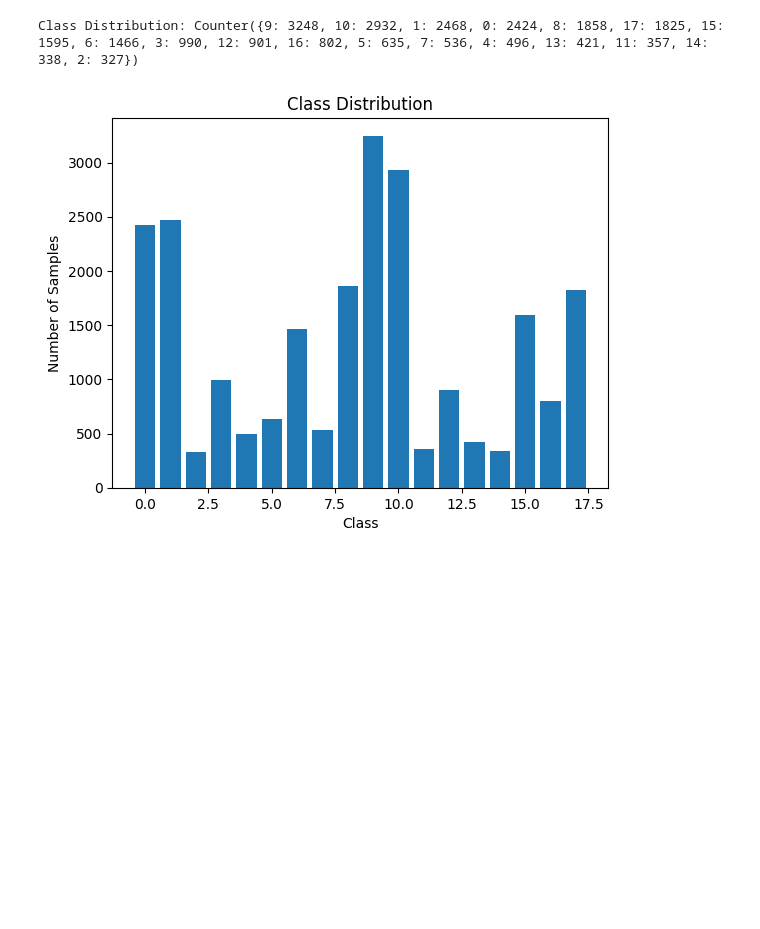
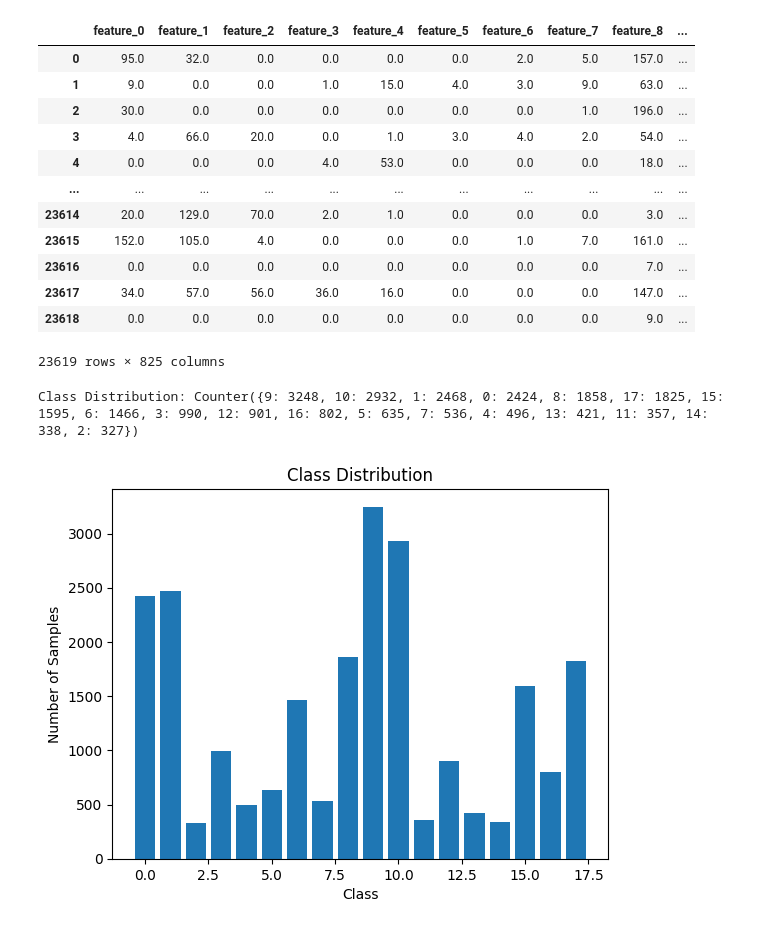
Before and after one commit to Charmender004/FruitDetection, a Jupyter notebook: Fruit Detection/fruitSorting.ipynb, the cells around one changed output. Drawn from its saved outputs; the diff is of its cells as text; code cells hidden in the pictures; blank space fills up the shorter version.

```diff
--- a/Fruit Detection/fruitSorting.ipynb
+++ b/Fruit Detection/fruitSorting.ipynb
@@ -13,15 +12,6 @@ import pickle
 # %%
-def preprocess_img(img):
-    resized_img = cv2.resize(img, (256,256))
-
-    gray = cv2.cvtColor(resized_img, cv2.COLOR_BGR2GRAY)
-
-    clahe = cv2.createCLAHE(3, (8,8))
-    equalized_img = clahe.apply(gray)
-
-    blurred_img = cv2.medianBlur(equalized_img, 5)
-
-    hsv_img = cv2.cvtColor(resized_img, cv2.COLOR_BGR2HSV)
+def extract_hsv(img):
+    hsv_img = cv2.cvtColor(img, cv2.COLOR_BGR2HSV)
 
     hist_h = cv2.calcHist([hsv_img], [0], None, [180], [0, 180])
     hist_s = cv2.calcHist([hsv_img], [1], None, [256], [0, 256])
@@ -33,16 +23,25 @@ def preprocess_img(img):
 
     color_hist = np.concatenate([hist_h, hist_s, hist_v]).flatten()
 
-    return blurred_img, color_hist
+    return color_hist
+# %%
+def preprocess_img(img):
+    resized_img = cv2.resize(img, (256,256))
+
+    color_hist = extract_hsv(resized_img)
+
+    gray = cv2.cvtColor(resized_img, cv2.COLOR_BGR2GRAY)
+
+    clahe = cv2.createCLAHE(3, (8,8))
+    equalized_img = clahe.apply(gray)
+
+    return equalized_img, color_hist
 # %%
 def extract_glcm(img):
-    resized_img = cv2.resize(img, (256,256))
-    gray = cv2.cvtColor(resized_img, cv2.COLOR_BGR2GRAY)
+    level = 8
+    img = np.floor(img / (256 / level)).astype('uint8')
 
-    level = 8
-    gray = np.floor(gray / (256 / level)).astype('uint8')
-
-    glcm = graycomatrix(gray, distances=[1], angles=[0, np.pi/4, np.pi/2, 3*np.pi/4],
+    glcm = graycomatrix(img, distances=[1], angles=[0, np.pi/4, np.pi/2, 3*np.pi/4],
                         levels=level, symmetric=True, normed=True)
 
     features = {
@@ -76,7 +75,7 @@ for idx, folder in enumerate(folders):
         if img is not None:
             final_img, color_hist = preprocess_img(img)
             kp_sift, des_sift = extract_features(final_img)
-            glcm_features = extract_glcm(img)
+            glcm_features = extract_glcm(final_img)
 
             if des_sift is not None:
                 des_sift = des_sift.flatten()[:128]
@@ -92,6 +91,23 @@ for idx, folder in enumerate(folders):
 
 x = np.array(x)
 y = np.array(y)
+# %%
+df = pd.DataFrame(x, columns=[f'feature_{i}' for i in range(x.shape[1])])
+df
+# %% [output]
+|  | feature_0 | feature_1 | feature_2 | feature_3 | feature_4 | feature_5 | feature_6 | feature_7 | feature_8 | ... |
+| 0 | 95.0 | 32.0 | 0.0 | 0.0 | 0.0 | 0.0 | 2.0 | 5.0 | 157.0 | ... |
+| 1 | 9.0 | 0.0 | 0.0 | 1.0 | 15.0 | 4.0 | 3.0 | 9.0 | 63.0 | ... |
+| 2 | 30.0 | 0.0 | 0.0 | 0.0 | 0.0 | 0.0 | 0.0 | 1.0 | 196.0 | ... |
+| 3 | 4.0 | 66.0 | 20.0 | 0.0 | 1.0 | 3.0 | 4.0 | 2.0 | 54.0 | ... |
+| 4 | 0.0 | 0.0 | 0.0 | 4.0 | 53.0 | 0.0 | 0.0 | 0.0 | 18.0 | ... |
+| ... | ... | ... | ... | ... | ... | ... | ... | ... | ... | ... |
+| 23614 | 20.0 | 129.0 | 70.0 | 2.0 | 1.0 | 0.0 | 0.0 | 0.0 | 3.0 | ... |
+| 23615 | 152.0 | 105.0 | 4.0 | 0.0 | 0.0 | 0.0 | 1.0 | 7.0 | 161.0 | ... |
+| 23616 | 0.0 | 0.0 | 0.0 | 0.0 | 0.0 | 0.0 | 0.0 | 0.0 | 7.0 | ... |
+| 23617 | 34.0 | 57.0 | 56.0 | 36.0 | 16.0 | 0.0 | 0.0 | 0.0 | 147.0 | ... |
+| 23618 | 0.0 | 0.0 | 0.0 | 0.0 | 0.0 | 0.0 | 0.0 | 0.0 | 9.0 | ... |
+23619 rows × 825 columns
 # %%
 from collections import Counter
 import matplotlib.pyplot as plt
```
Also changed, not shown: parts of 7 cells of this notebook, 1 other file.
